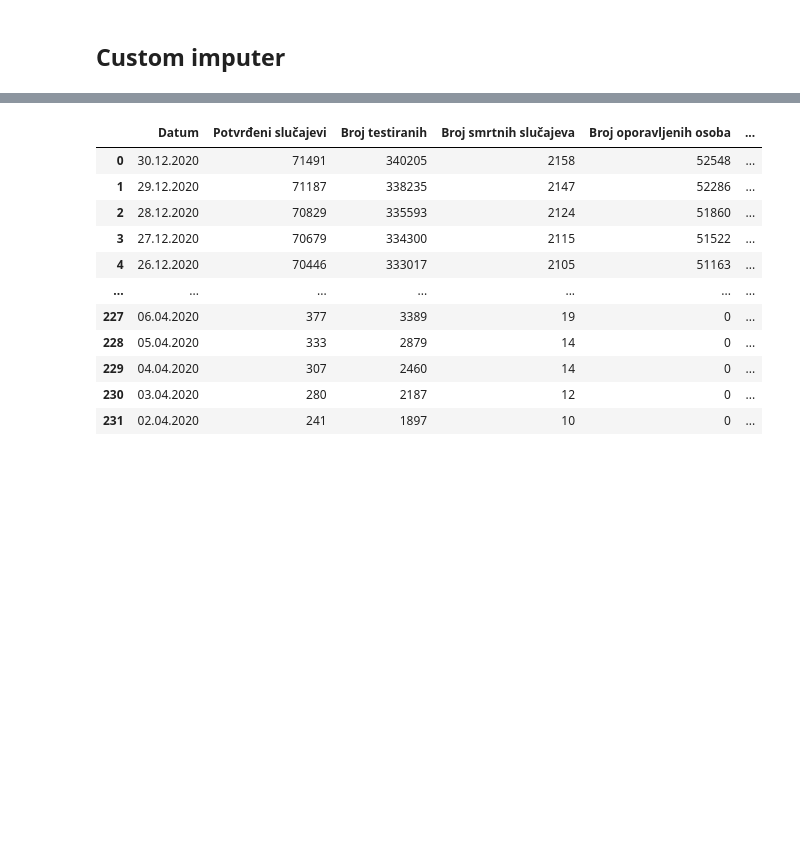
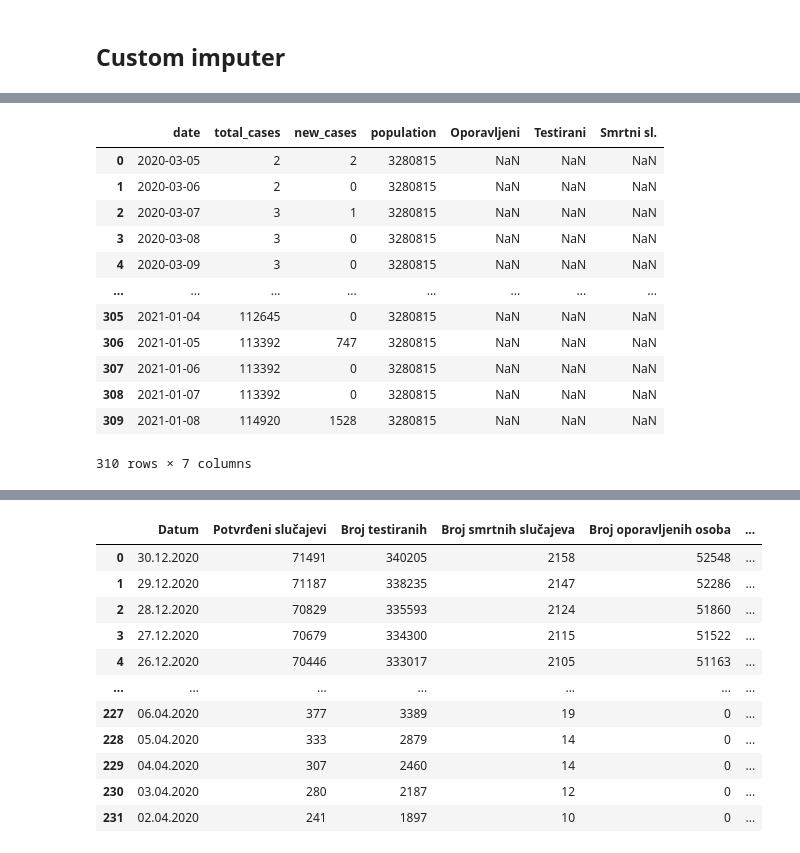
Before and after one commit to WorldWideWest/COVID-19, a Jupyter notebook: notebooks/COVID.ipynb, the cells around one changed output, grey strips where cells are left out. Cells and saved outputs as stored; diff of their text form; code cells hidden in the pictures; blank space fills up the shorter version.

Commit message:
Fixing the date problem and format and adding plotly charts

```diff
--- a/notebooks/COVID.ipynb
+++ b/notebooks/COVID.ipynb
@@ -324,0 +327,33 @@ testingData
+# %%
+data = missingData.copy()
+startDate = "05.03.2020"
+endDate = "08.01.2021"
+
+data.date = data.date.str.replace("'", "")
+data.date = data.date.str.replace(" ", "")
+
+data.date = pd.to_datetime(data.date, infer_datetime_format=True, dayfirst = True)
+startDate, endDate = dt.strptime(startDate, "%d.%m.%Y"), dt.strptime(endDate, "%d.%m.%Y")
+#startDate, endDate = dt.strptime(startDate, "%d.%m.%Y"), dt.strptime(endDate, "%d.%m.%Y")
+
+#data['date'] =  pd.to_datetime(data['date'], format='%d.%m.%Y')
+
+#list(map(lambda x: dt.strptime(x,'%d.%m.%Y').strftime('%d.%m.%Y'), data['date']))
+
+data[
+    (data.date >= startDate) & (data.date <= endDate)
+]
+# %% [output]
+|  | date | total_cases | new_cases | population | Oporavljeni | Testirani | Smrtni sl. |
+| 0 | 2020-03-05 | 2 | 2 | 3280815 | NaN | NaN | NaN |
+| 1 | 2020-03-06 | 2 | 0 | 3280815 | NaN | NaN | NaN |
+| 2 | 2020-03-07 | 3 | 1 | 3280815 | NaN | NaN | NaN |
+| 3 | 2020-03-08 | 3 | 0 | 3280815 | NaN | NaN | NaN |
+| 4 | 2020-03-09 | 3 | 0 | 3280815 | NaN | NaN | NaN |
+| ... | ... | ... | ... | ... | ... | ... | ... |
+| 305 | 2021-01-04 | 112645 | 0 | 3280815 | NaN | NaN | NaN |
+| 306 | 2021-01-05 | 113392 | 747 | 3280815 | NaN | NaN | NaN |
+| 307 | 2021-01-06 | 113392 | 0 | 3280815 | NaN | NaN | NaN |
+| 308 | 2021-01-07 | 113392 | 0 | 3280815 | NaN | NaN | NaN |
+| 309 | 2021-01-08 | 114920 | 1528 | 3280815 | NaN | NaN | NaN |
+310 rows × 7 columns
```
Also changed, not shown: parts of 12 cells of this notebook, 1 other file.
